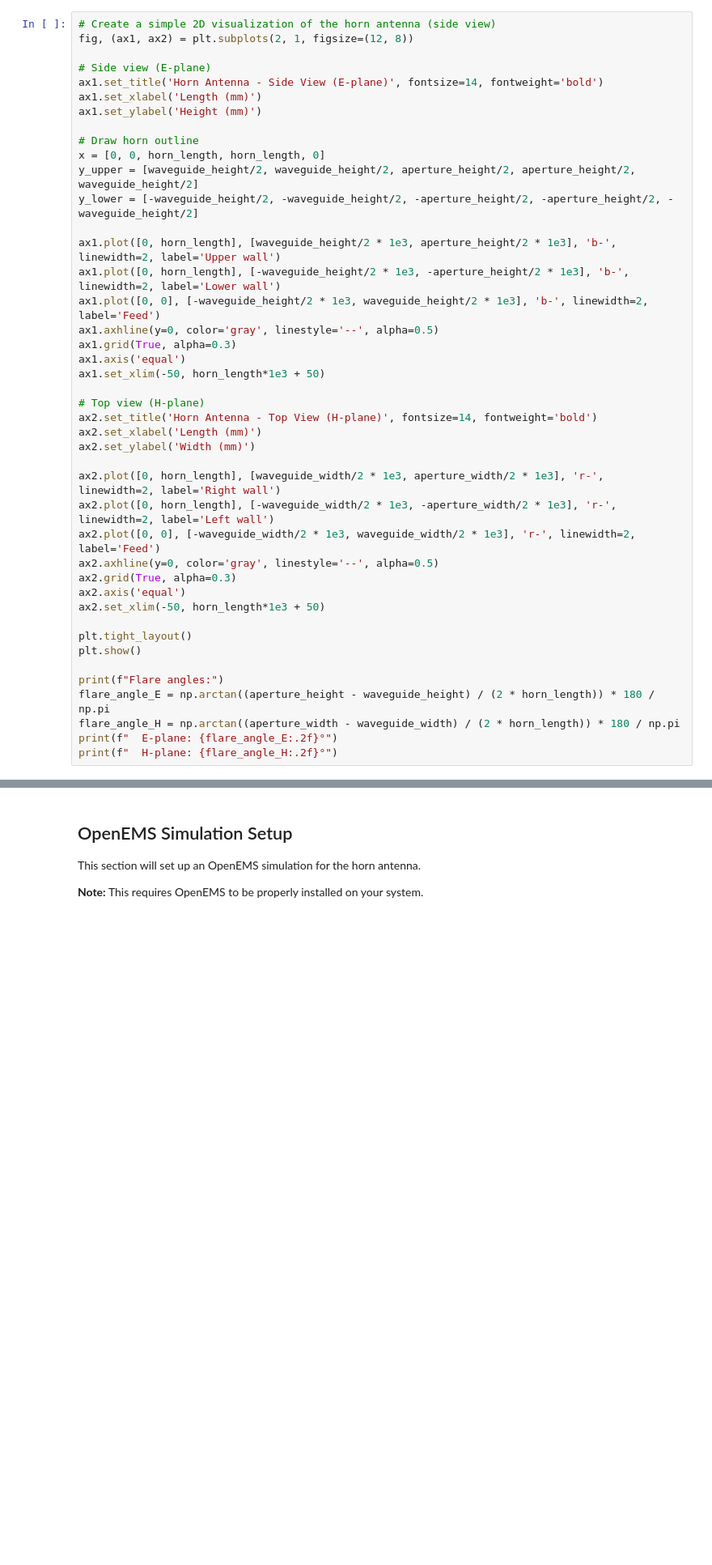
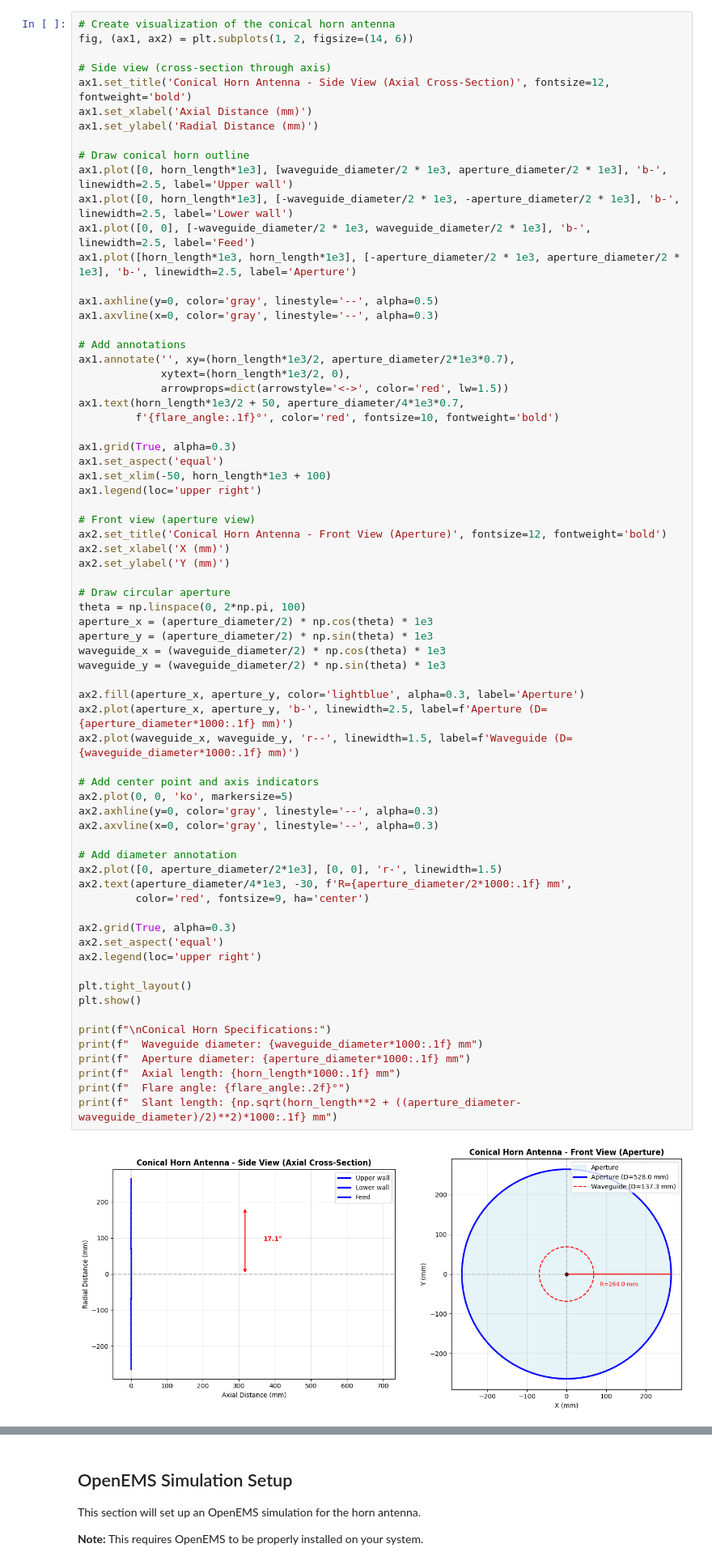
Before and after one commit to RainbowCache/hydrogen-line-horn-antenna, a Jupyter notebook: horn_antenna_design.ipynb, the cells around one changed output, grey strips where cells are left out. Shown at 81% size. Drawn from its saved outputs; the diff is of its cells as text; blank space fills up the shorter version.

Commit message:
Switched to conical horn.

```diff
--- a/horn_antenna_design.ipynb
+++ b/horn_antenna_design.ipynb
@@ -77,43 +94,71 @@ Let's visualize the basic horn antenna geometry before simulation.
 # %%
-# Create a simple 2D visualization of the horn antenna (side view)
-fig, (ax1, ax2) = plt.subplots(2, 1, figsize=(12, 8))
+# Create visualization of the conical horn antenna
+fig, (ax1, ax2) = plt.subplots(1, 2, figsize=(14, 6))
 
-# Side view (E-plane)
-ax1.set_title('Horn Antenna - Side View (E-plane)', fontsize=14, fontweight='bold')
-ax1.set_xlabel('Length (mm)')
-ax1.set_ylabel('Height (mm)')
+# Side view (cross-section through axis)
+ax1.set_title('Conical Horn Antenna - Side View (Axial Cross-Section)', fontsize=12, fontweight='bold')
+ax1.set_xlabel('Axial Distance (mm)')
+ax1.set_ylabel('Radial Distance (mm)')
 
-# Draw horn outline
-x = [0, 0, horn_length, horn_length, 0]
-y_upper = [waveguide_height/2, waveguide_height/2, aperture_height/2, aperture_height/2, waveguide_height/2]
-y_lower = [-waveguide_height/2, -waveguide_height/2, -aperture_height/2, -aperture_height/2, -waveguide_height/2]
+# Draw conical horn outline
+ax1.plot([0, horn_length*1e3], [waveguide_diameter/2 * 1e3, aperture_diameter/2 * 1e3], 'b-', linewidth=2.5, label='Upper wall')
+ax1.plot([0, horn_length*1e3], [-waveguide_diameter/2 * 1e3, -aperture_diameter/2 * 1e3], 'b-', linewidth=2.5, label='Lower wall')
+ax1.plot([0, 0], [-waveguide_diameter/2 * 1e3, waveguide_diameter/2 * 1e3], 'b-', linewidth=2.5, label='Feed')
+ax1.plot([horn_length*1e3, horn_length*1e3], [-aperture_diameter/2 * 1e3, aperture_diameter/2 * 1e3], 'b-', linewidth=2.5, label='Aperture')
 
-ax1.plot([0, horn_length], [waveguide_height/2 * 1e3, aperture_height/2 * 1e3], 'b-', linewidth=2, label='Upper wall')
-ax1.plot([0, horn_length], [-waveguide_height/2 * 1e3, -aperture_height/2 * 1e3], 'b-', linewidth=2, label='Lower wall')
-ax1.plot([0, 0], [-waveguide_height/2 * 1e3, waveguide_height/2 * 1e3], 'b-', linewidth=2, label='Feed')
 ax1.axhline(y=0, color='gray', linestyle='--', alpha=0.5)
+ax1.axvline(x=0, color='gray', linestyle='--', alpha=0.3)
+
+# Add annotations
+ax1.annotate('', xy=(horn_length*1e3/2, aperture_diameter/2*1e3*0.7),
+             xytext=(horn_length*1e3/2, 0),
+             arrowprops=dict(arrowstyle='<->', color='red', lw=1.5))
+ax1.text(horn_length*1e3/2 + 50, aperture_diameter/4*1e3*0.7,
+         f'{flare_angle:.1f}°', color='red', fontsize=10, fontweight='bold')
+
 ax1.grid(True, alpha=0.3)
-ax1.axis('equal')
-ax1.set_xlim(-50, horn_length*1e3 + 50)
+ax1.set_aspect('equal')
+ax1.set_xlim(-50, horn_length*1e3 + 100)
+ax1.legend(loc='upper right')
 
-# Top view (H-plane)
-ax2.set_title('Horn Antenna - Top View (H-plane)', fontsize=14, fontweight='bold')
-ax2.set_xlabel('Length (mm)')
-ax2.set_ylabel('Width (mm)')
+# Front view (aperture view)
+ax2.set_title('Conical Horn Antenna - Front View (Aperture)', fontsize=12, fontweight='bold')
+ax2.set_xlabel('X (mm)')
+ax2.set_ylabel('Y (mm)')
 
-ax2.plot([0, horn_length], [waveguide_width/2 * 1e3, aperture_width/2 * 1e3], 'r-', linewidth=2, label='Right wall')
-ax2.plot([0, horn_length], [-waveguide_width/2 * 1e3, -aperture_width/2 * 1e3], 'r-', linewidth=2, label='Left wall')
-ax2.plot([0, 0], [-waveguide_width/2 * 1e3, waveguide_width/2 * 1e3], 'r-', linewidth=2, label='Feed')
-ax2.axhline(y=0, color='gray', linestyle='--', alpha=0.5)
+# Draw circular aperture
+theta = np.linspace(0, 2*np.pi, 100)
+aperture_x = (aperture_diameter/2) * np.cos(theta) * 1e3
+aperture_y = (aperture_diameter/2) * np.sin(theta) * 1e3
+waveguide_x = (waveguide_diameter/2) * np.cos(theta) * 1e3
+waveguide_y = (waveguide_diameter/2) * np.sin(theta) * 1e3
+
+ax2.fill(aperture_x, aperture_y, color='lightblue', alpha=0.3, label='Aperture')
+ax2.plot(aperture_x, aperture_y, 'b-', linewidth=2.5, label=f'Aperture (D={aperture_diameter*1000:.1f} mm)')
+ax2.plot(waveguide_x, waveguide_y, 'r--', linewidth=1.5, label=f'Waveguide (D={waveguide_diameter*1000:.1f} mm)')
+
+# Add center point and axis indicators
+ax2.plot(0, 0, 'ko', markersize=5)
+ax2.axhline(y=0, color='gray', linestyle='--', alpha=0.3)
+ax2.axvline(x=0, color='gray', linestyle='--', alpha=0.3)
+
+# Add diameter annotation
+ax2.plot([0, aperture_diameter/2*1e3], [0, 0], 'r-', linewidth=1.5)
+ax2.text(aperture_diameter/4*1e3, -30, f'R={aperture_diameter/2*1000:.1f} mm',
+         color='red', fontsize=9, ha='center')
+
 ax2.grid(True, alpha=0.3)
-ax2.axis('equal')
-ax2.set_xlim(-50, horn_length*1e3 + 50)
+ax2.set_aspect('equal')
+ax2.legend(loc='upper right')
 
 plt.tight_layout()
 plt.show()
 
-print(f"Flare angles:")
-flare_angle_E = np.arctan((aperture_height - waveguide_height) / (2 * horn_length)) * 180 / np.pi
-flare_angle_H = np.arctan((aperture_width - waveguide_width) / (2 * horn_length)) * 180 / np.pi
-print(f"  E-plane: {flare_angle_E:.2f}°")
-print(f"  H-plane: {flare_angle_H:.2f}°")
+print(f"\nConical Horn Specifications:")
+print(f"  Waveguide diameter: {waveguide_diameter*1000:.1f} mm")
+print(f"  Aperture diameter: {aperture_diameter*1000:.1f} mm")
+print(f"  Axial length: {horn_length*1000:.1f} mm")
+print(f"  Flare angle: {flare_angle:.2f}°")
+print(f"  Slant length: {np.sqrt(horn_length**2 + ((aperture_diameter-waveguide_diameter)/2)**2)*1000:.1f} mm")
+# %% [output]
+[figure, added]
```
Also changed, not shown: parts of 12 cells of this notebook, 2 other files.
